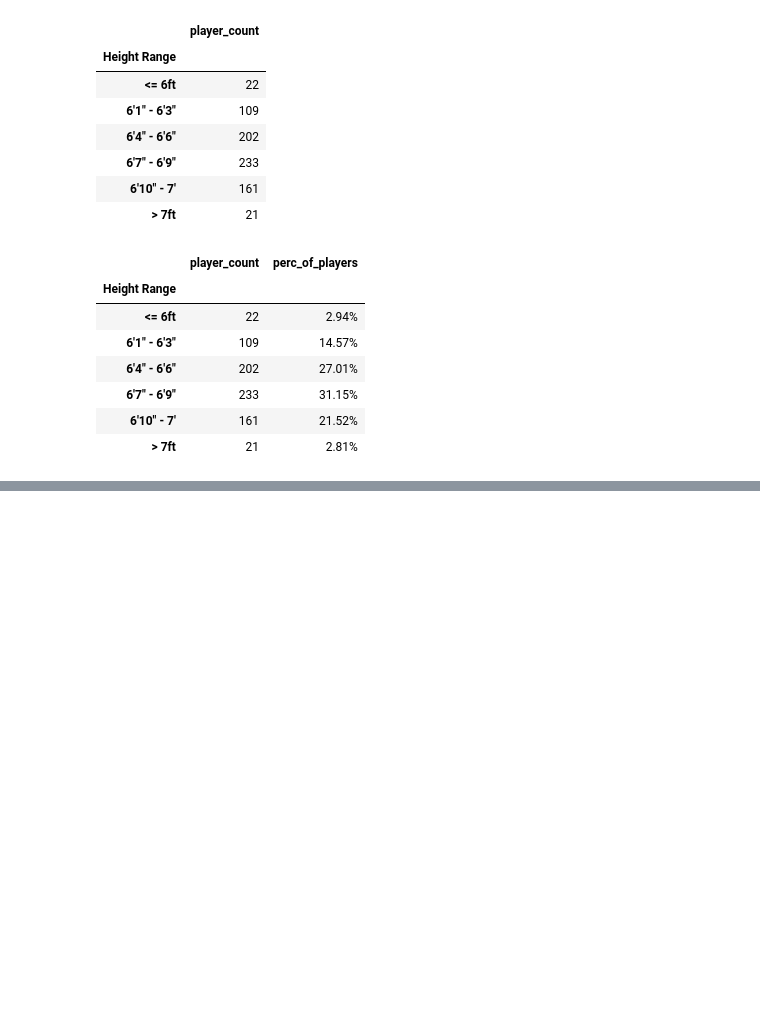
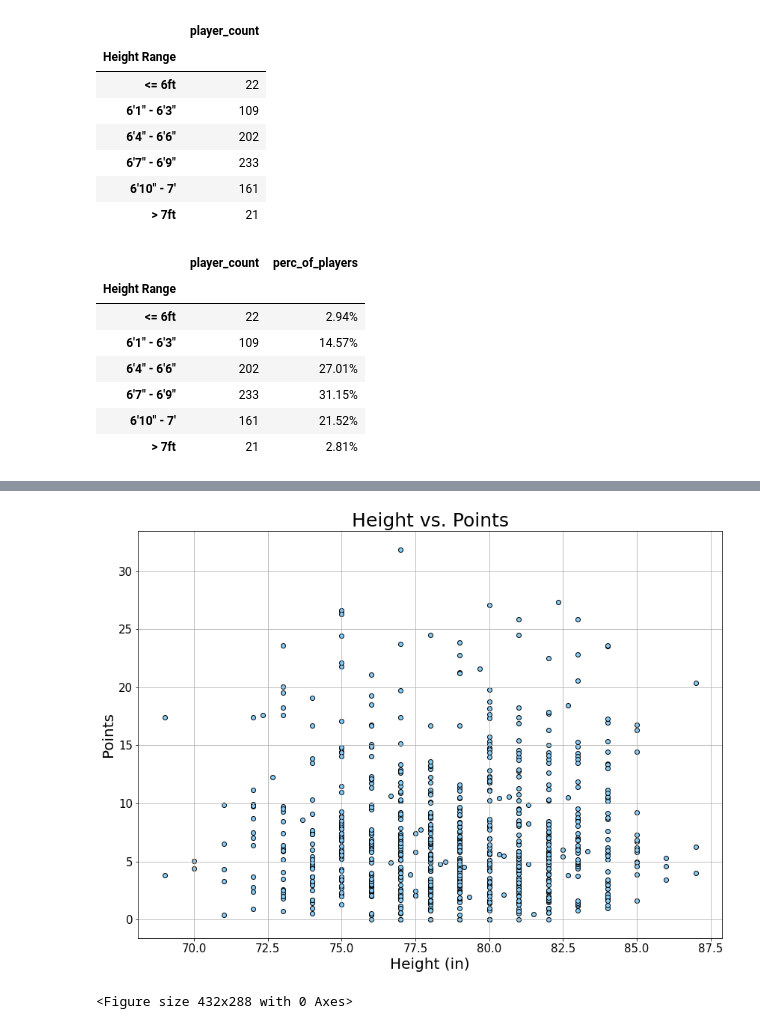
Before and after one commit to ic17rey/butler-groupA-project1, a Jupyter notebook: nba_height_project_analysis.ipynb, the cells around one changed output, grey strips where cells are left out. Saved outputs shown, nothing was run; the diff lists cells and outputs as text; code cells hidden in the pictures; blank space fills up the shorter version.

Commit message:
Creating functions for plots and linear regression

```diff
--- a/nba_height_project_analysis.ipynb
+++ b/nba_height_project_analysis.ipynb
@@ -246,0 +248,36 @@ plt.tight_layout()
+# %%
+# define a function that will allow simpler plotting
+def show_scatter(x_col, y_col):
+    x_limit = 90
+    x_axis = x_axis = np.arange(66, x_limit, 3)
+
+    tick_locations = []
+    for x in x_axis:
+        tick_locations.append(x)
+
+    x_values = nba_stats_df.iloc[:,x_col]
+    y_values = nba_stats_df.iloc[:,y_col]
+    plt.scatter(x_values, y_values, marker='o', facecolor=face, edgecolors=edge, alpha=alpha_value)
+
+    plt.title(plot_title, size=25)
+    plt.xlabel(x_label_name, size=20)
+    plt.ylabel(y_label_name, size=20)
+    plt.xticks(size = 15)
+    plt.yticks(size = 15)
+    plt.grid()
+    plt.show()
+    plt.tight_layout()
+# %%
+# Set up then call the function show_scatter using Height and Points
+figure1 = plt.figure(figsize=(14,10))
+
+plot_title = "Height vs. Points"
+x_label_name = "Height (in)"
+y_label_name = "Points"
+face = "lightskyblue"
+edge = "black"
+alpha_value = 1
+show_scatter(1, 2)
+# %% [output]
+[figure, added]
+<Figure size 432x288 with 0 Axes>
```
Also changed, not shown: parts of 20 cells of this notebook.
